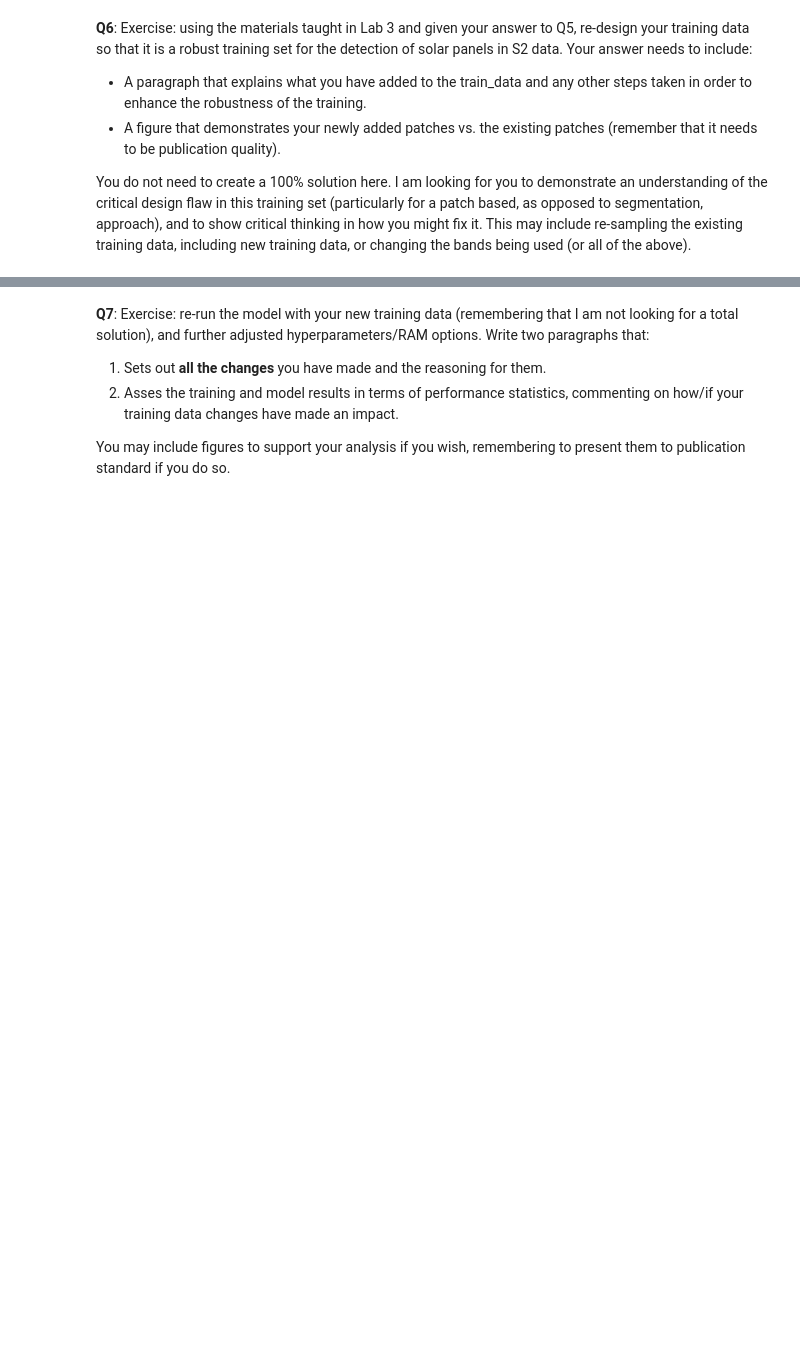
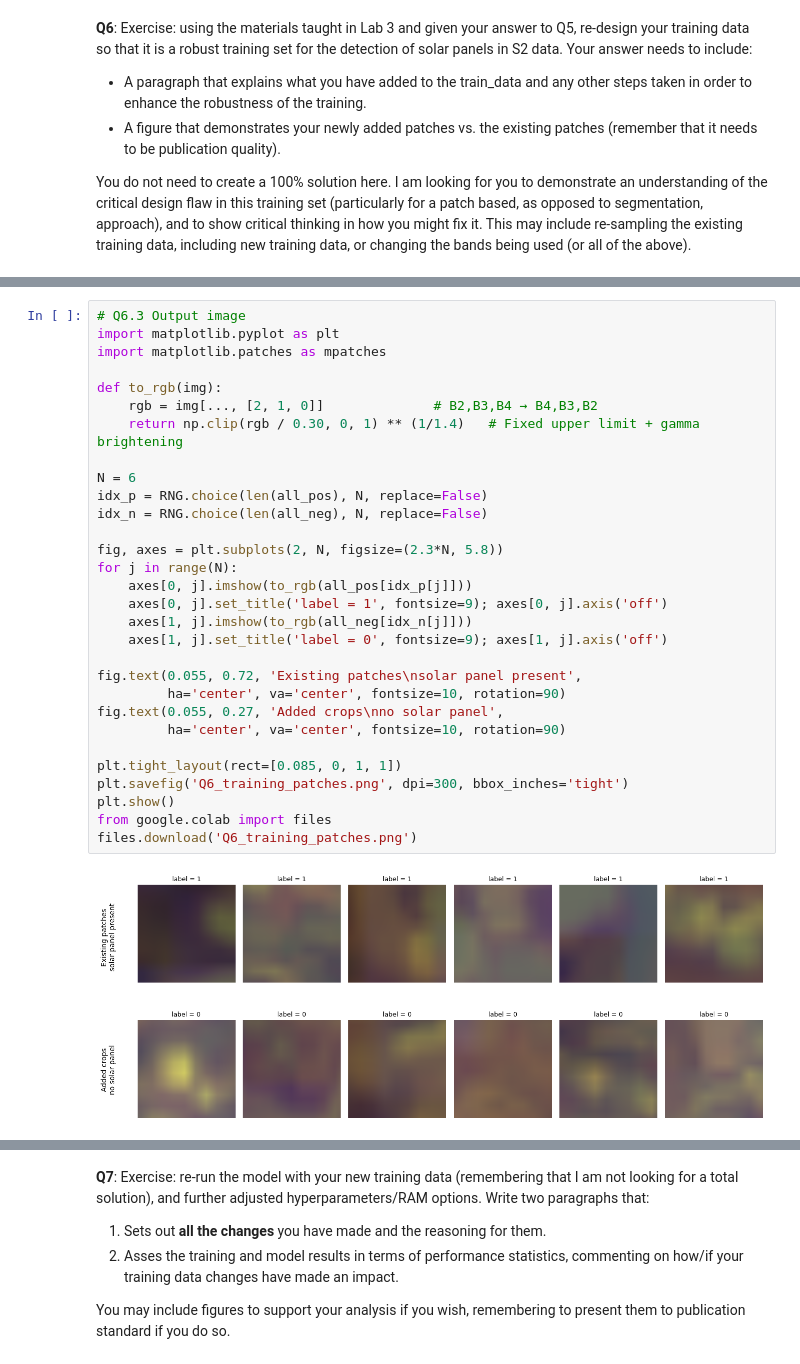
Before and after one commit to shij6888/SatelliteDataAI-UOA, a Jupyter notebook: Lab-Notebooks/761_Lab4_jshi723.ipynb, the cells around one changed output, grey strips where cells are left out. Cells and saved outputs as stored; diff of their text form; blank space fills up the shorter version.

```diff
--- a/Lab-Notebooks/761_Lab4_jshi723.ipynb
+++ b/Lab-Notebooks/761_Lab4_jshi723.ipynb
@@ -489,0 +602,32 @@ You do not need to create a 100% solution here. I am looking for you to demonstr
+# %%
+# Q6.3 Output image
+import matplotlib.pyplot as plt
+import matplotlib.patches as mpatches
+
+def to_rgb(img):
+    rgb = img[..., [2, 1, 0]]              # B2,B3,B4 → B4,B3,B2
+    return np.clip(rgb / 0.30, 0, 1) ** (1/1.4)   # Fixed upper limit + gamma brightening
+
+N = 6
+idx_p = RNG.choice(len(all_pos), N, replace=False)
+idx_n = RNG.choice(len(all_neg), N, replace=False)
+
+fig, axes = plt.subplots(2, N, figsize=(2.3*N, 5.8))
+for j in range(N):
+    axes[0, j].imshow(to_rgb(all_pos[idx_p[j]]))
+    axes[0, j].set_title('label = 1', fontsize=9); axes[0, j].axis('off')
+    axes[1, j].imshow(to_rgb(all_neg[idx_n[j]]))
+    axes[1, j].set_title('label = 0', fontsize=9); axes[1, j].axis('off')
+
+fig.text(0.055, 0.72, 'Existing patches\nsolar panel present',
+         ha='center', va='center', fontsize=10, rotation=90)
+fig.text(0.055, 0.27, 'Added crops\nno solar panel',
+         ha='center', va='center', fontsize=10, rotation=90)
+
+plt.tight_layout(rect=[0.085, 0, 1, 1])
+plt.savefig('Q6_training_patches.png', dpi=300, bbox_inches='tight')
+plt.show()
+from google.colab import files
+files.download('Q6_training_patches.png')
+# %% [output]
+[figure, added]
```
Also changed, not shown: parts of 10 cells of this notebook.
